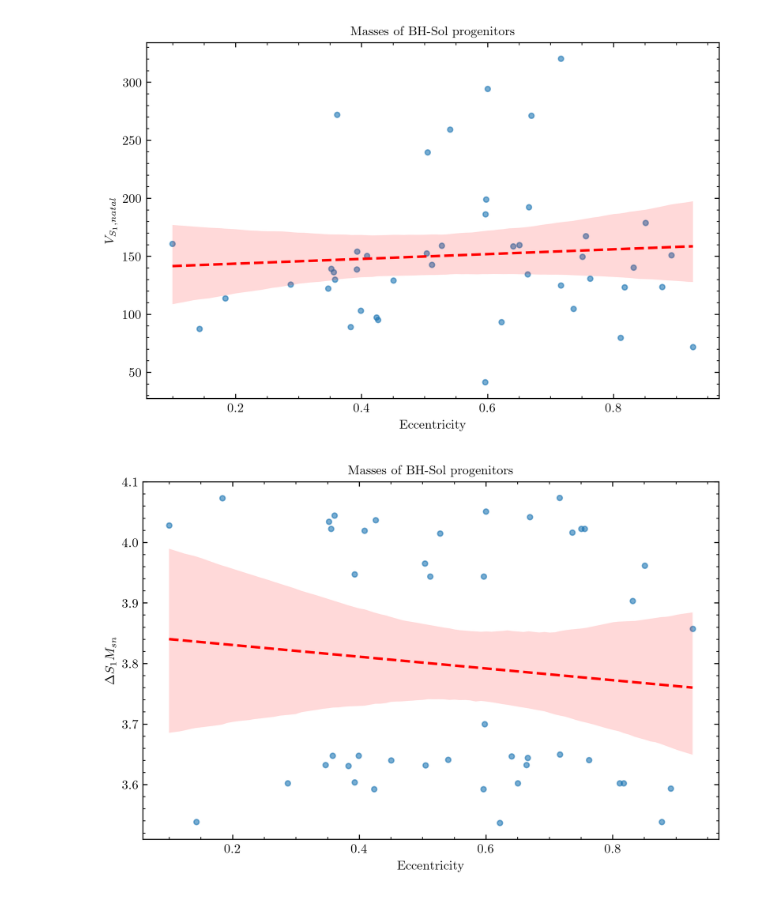
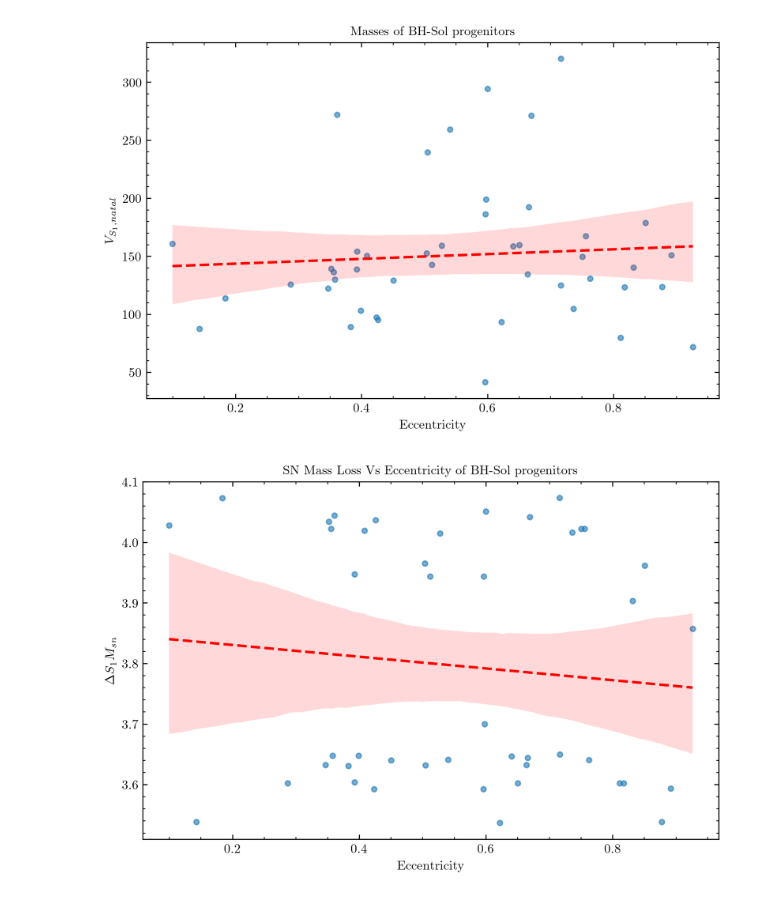
Before and after one commit to PiersonLip/solarBHs, a Jupyter notebook: Notebooks/BHSolGraphin.ipynb, the cells around one changed output. Cells and saved outputs as stored; diff of their text form; code cells hidden in the pictures.

Commit message:
graphUpdates

```diff
--- a/Notebooks/BHSolGraphin.ipynb
+++ b/Notebooks/BHSolGraphin.ipynb
@@ -489,9 +451,9 @@ plt.savefig(graphSave / 'EccVNatalKickV.pgf', bbox_inches='tight')
 
 plt.show()
 # %%
-xVsY(xvar= bhSolRows['eccentricity'], yvar=(bhSolRows_Prev['S1_mass'] - bhSolRows['S1_mass']), title='Masses of BH-Sol progenitors', yLabel=r'$\Delta S_1 M_{sn}$', xLabel='Eccentricity', fit=True, saveFig=True, savePath=graphSave)
+xVsY(xvar= bhSolRows['eccentricity'], yvar=(bhSolRows_Prev['S1_mass'] - bhSolRows['S1_mass']), title='SN Mass Loss Vs Eccentricity of BH-Sol progenitors', yLabel=r'$\Delta S_1 M_{sn}$', xLabel='Eccentricity', fit=True, saveFig=True, savePath=graphSave)
 # %% [output]
-[figure, old version]
+[figure, new version]
 # %%
 bhSolRows
 # %% [output]
```
Also changed, not shown: parts of 7 cells of this notebook, 5 other files.
